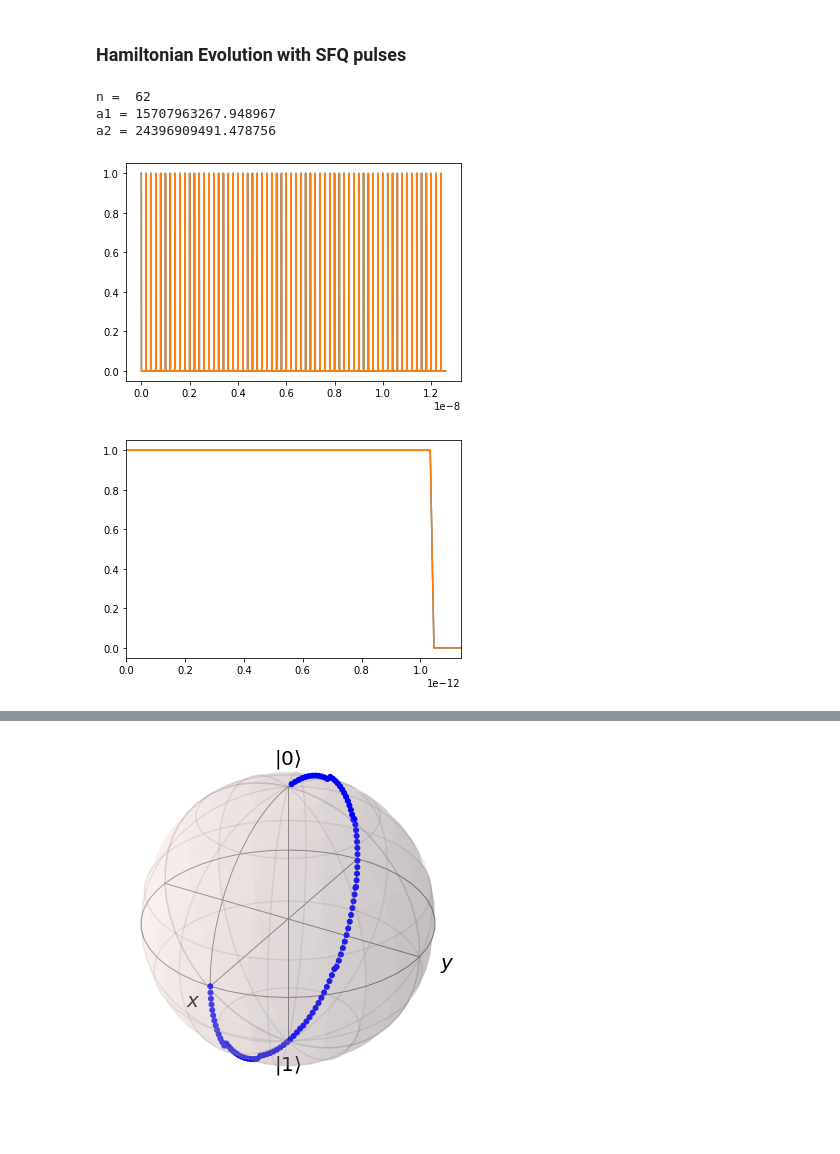
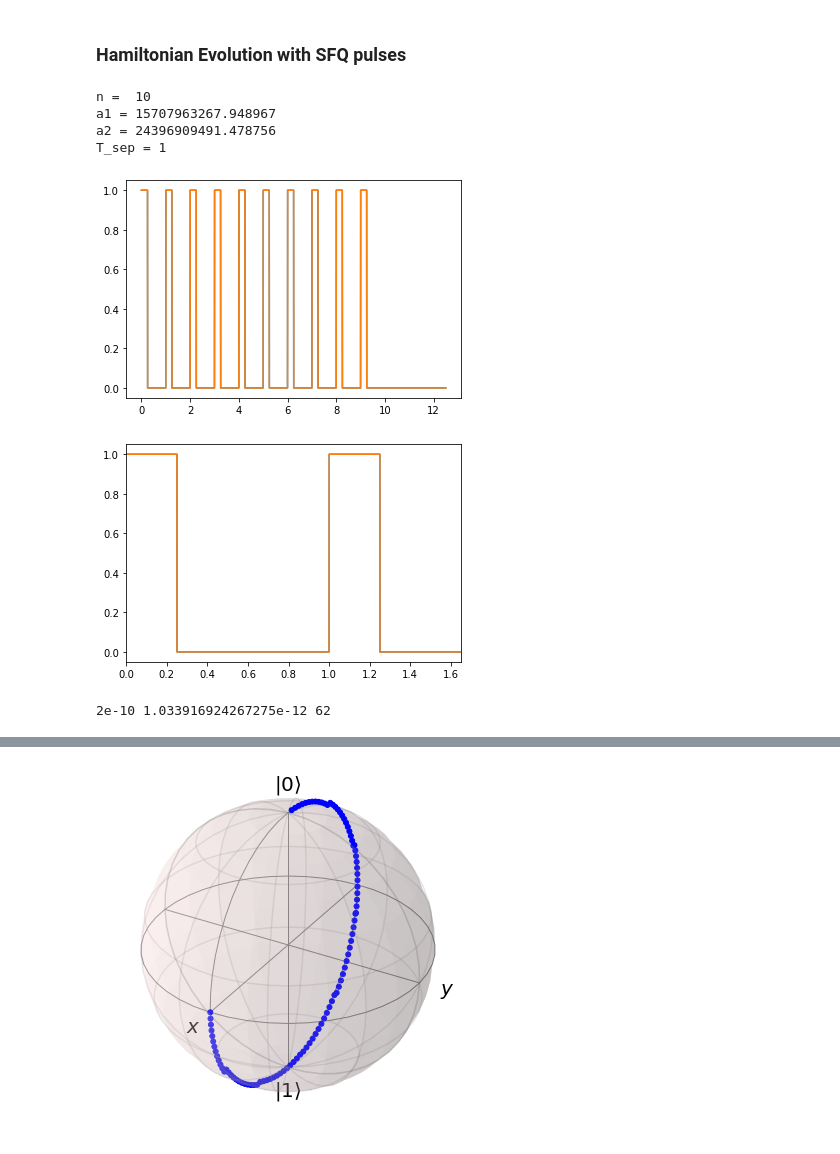
Before and after one commit to LeonG69/MRes, a Jupyter notebook: testing2.ipynb, the cells around one changed output, grey strips where cells are left out. Cells and saved outputs as stored; diff of their text form; code cells hidden in the pictures.

Commit message:
gaussian pulses

```diff
--- a/testing2.ipynb
+++ b/testing2.ipynb
@@ -92,39 +93,55 @@ a2 = 24396909491.478756
 # %%
 hbar = 1.054571817e-34
 a1 = hbar*omega*0.5 * (1/hbar)
 a2 = C_c*0.002*np.sqrt(hbar * omega /(2*C_tot)) * (1/hbar)
 
 #n = round(np.pi/(2*delta_theta)) # for a pi/2 rotation about the y axis
 n = round(np.pi/(delta_theta)) # for a pi rotation about the y axis
-T_tot = (n + 1) * T_sep
+
+n=10
+T_sep = 1
+pulse_width = 0.25
+T_tot = (n ) * (T_sep+pulse_width)
 
 
 print("n = ",n)
 print("a1 =", a1)
 print("a2 =", a2)
+print("T_sep =", T_sep)
+
+
 
 n_points = 1000000
 
 times = np.linspace(0,T_tot,n_points)
 pulses = ddf(times,pulse_width)
-for i in range(n):
-    pulses = np.add(pulses,ddf(times-(i+1)*T_sep,pulse_width))
+for i in range(n-1):
+    pulses = np.add(pulses,ddf(times-(i+1)*(T_sep),pulse_width))
 pulse_func = sp.interp1d(times,pulses,fill_value="extrapolate")
 
 plt.plot(times,pulses)
 plt.plot(times,pulse_func(times))
 plt.show()
 
 plt.plot(times,pulses)
 plt.plot(times,pulse_func(times))
-plt.xlim(0,pulse_width*1.1)
+plt.xlim(0,(T_sep+2*pulse_width)*1.1)
 plt.show()
+
+# Reset variables
+T_sep = 2*np.pi/omega # time between pulses
+pulse_width = 1/(V_max*K_j)
+n = round(np.pi/(delta_theta))
+
+print(T_sep,pulse_width,n)
 # %% [output]
-n =  62
+n =  10
 a1 = 15707963267.948967
 a2 = 24396909491.478756
+T_sep = 1
-[figure, old version]
+[figure, new version]
-[figure, old version]
+[figure, new version]
+2e-10 1.033916924267275e-12 62
 # %%
 hbar = 1.054571817e-34
 a1 = hbar*omega*0.5 * (1/hbar)
```
Also changed, not shown: parts of 12 cells of this notebook.
